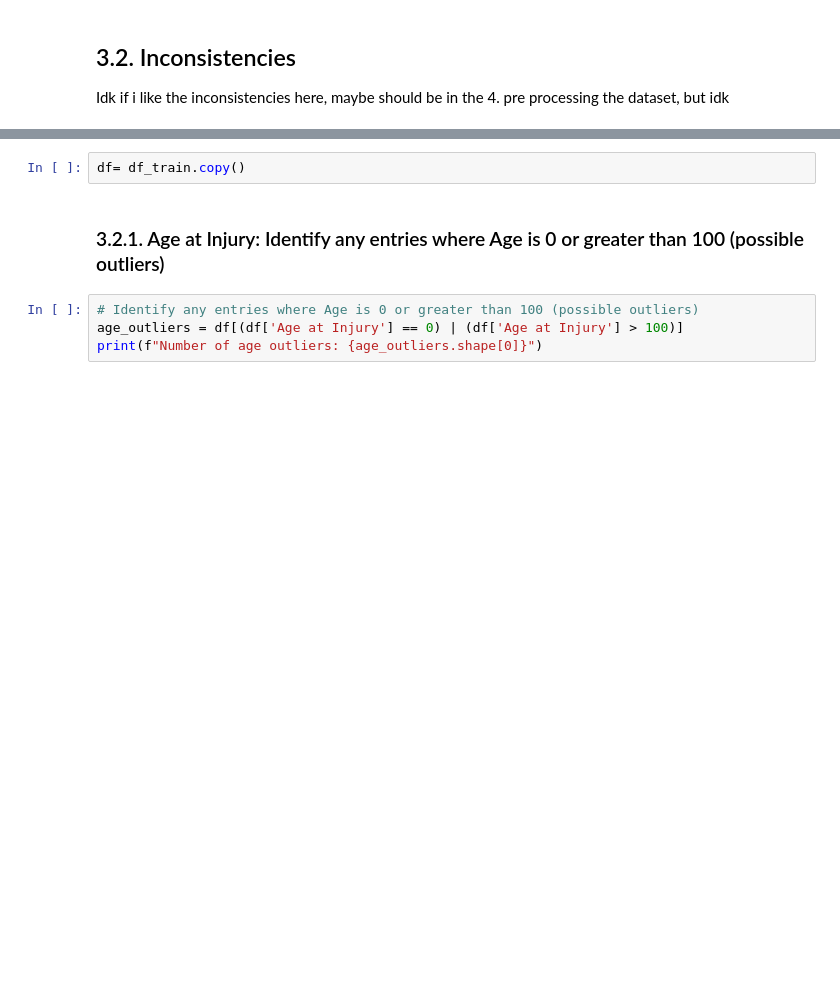
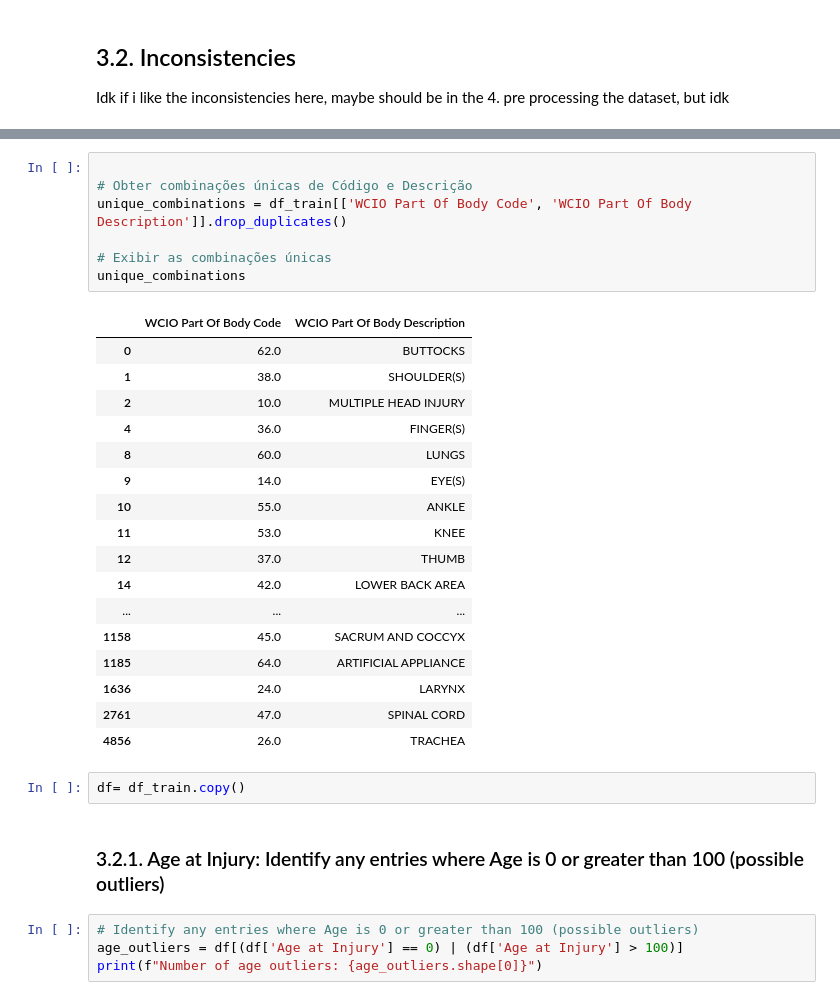
Before and after one commit to xandga/Machine_Learning_project, a Jupyter notebook: Deliverables/Notebook.ipynb, the cells around one changed output, grey strips where cells are left out. Cells and saved outputs as stored; diff of their text form; blank space fills up the shorter version.

```diff
--- a/Deliverables/Notebook.ipynb
+++ b/Deliverables/Notebook.ipynb
@@ -206,3 +492,28 @@ Idk if i like the inconsistencies here, maybe should be in the 4. pre processing
+# %%
+
+# Obter combinações únicas de Código e Descrição
+unique_combinations = df_train[['WCIO Part Of Body Code', 'WCIO Part Of Body Description']].drop_duplicates()
+
+# Exibir as combinações únicas
+unique_combinations
+# %% [output]
+|  | WCIO Part Of Body Code | WCIO Part Of Body Description |
+| 0 | 62.0 | BUTTOCKS |
+| 1 | 38.0 | SHOULDER(S) |
+| 2 | 10.0 | MULTIPLE HEAD INJURY |
+| 4 | 36.0 | FINGER(S) |
+| 8 | 60.0 | LUNGS |
+| 9 | 14.0 | EYE(S) |
+| 10 | 55.0 | ANKLE |
+| 11 | 53.0 | KNEE |
+| 12 | 37.0 | THUMB |
+| 14 | 42.0 | LOWER BACK AREA |
+| ... | ... | ... |
+| 1158 | 45.0 | SACRUM AND COCCYX |
+| 1185 | 64.0 | ARTIFICIAL APPLIANCE |
+| 1636 | 24.0 | LARYNX |
+| 2761 | 47.0 | SPINAL CORD |
+| 4856 | 26.0 | TRACHEA |
 # %%
 df= df_train.copy()
 # %% [markdown]
```
Also changed, not shown: parts of 33 cells of this notebook, 1 other file.
